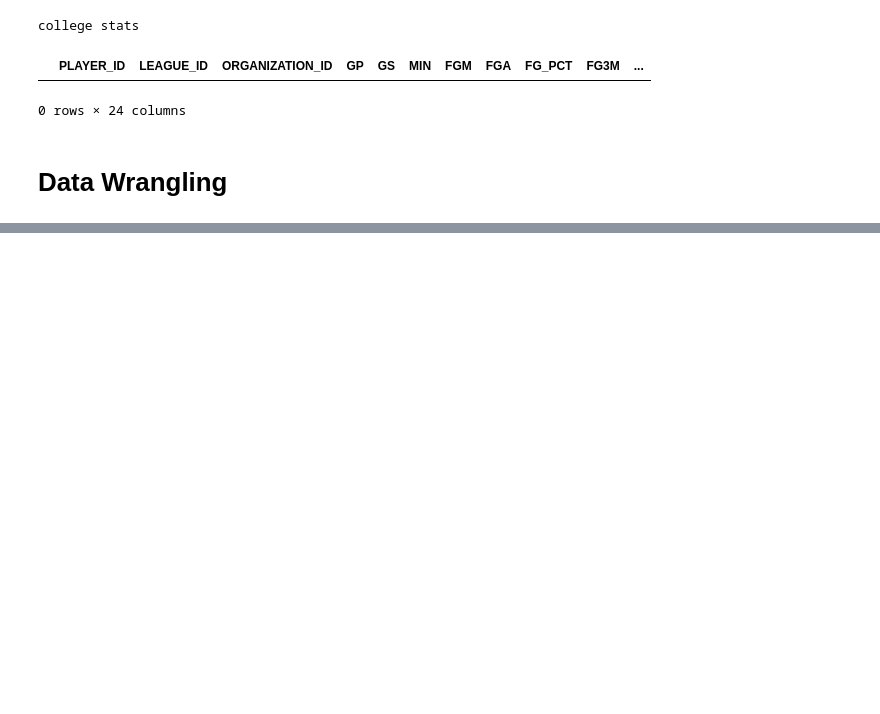
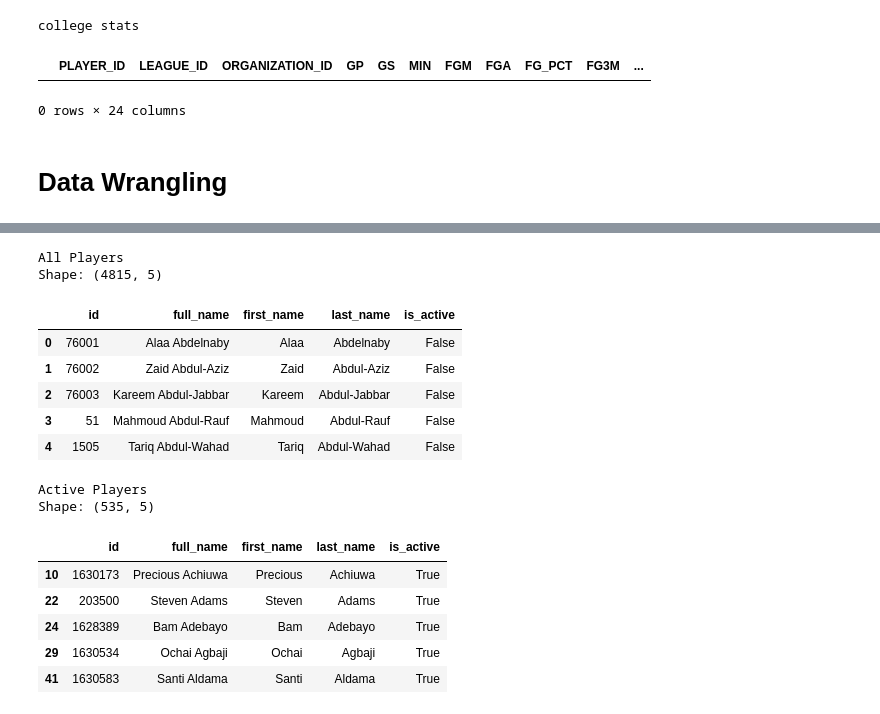
Before and after one commit to brownbrandon272/basketball, a Jupyter notebook: scripts/nba_api_testing.ipynb, the cells around one changed output, grey strips where cells are left out. Cells and saved outputs as stored; diff of their text form; code cells hidden in the pictures; blank space fills up the shorter version.

```diff
--- a/scripts/nba_api_testing.ipynb
+++ b/scripts/nba_api_testing.ipynb
@@ -197,0 +192,32 @@ playerprofilev2.PlayerProfileV2(player_id='2544').get_data_frames()[0]
+# %%
+## Players list
+from nba_api.stats.static import players
+import pandas as pd
+player_df = pd.DataFrame(players.get_players())
+
+print('All Players')
+print(f'Shape: {player_df.shape}')
+display(player_df.head())
+
+## get active players by filtering on is_active
+active_players = player_df[player_df['is_active'] == True]
+print('Active Players')
+print(f'Shape: {active_players.shape}')
+display(active_players.head())
+# %% [output]
+All Players
+Shape: (4815, 5)
+|  | id | full_name | first_name | last_name | is_active |
+| 0 | 76001 | Alaa Abdelnaby | Alaa | Abdelnaby | False |
+| 1 | 76002 | Zaid Abdul-Aziz | Zaid | Abdul-Aziz | False |
+| 2 | 76003 | Kareem Abdul-Jabbar | Kareem | Abdul-Jabbar | False |
+| 3 | 51 | Mahmoud Abdul-Rauf | Mahmoud | Abdul-Rauf | False |
+| 4 | 1505 | Tariq Abdul-Wahad | Tariq | Abdul-Wahad | False |
+Active Players
+Shape: (535, 5)
+|  | id | full_name | first_name | last_name | is_active |
+| 10 | 1630173 | Precious Achiuwa | Precious | Achiuwa | True |
+| 22 | 203500 | Steven Adams | Steven | Adams | True |
+| 24 | 1628389 | Bam Adebayo | Bam | Adebayo | True |
+| 29 | 1630534 | Ochai Agbaji | Ochai | Agbaji | True |
+| 41 | 1630583 | Santi Aldama | Santi | Aldama | True |
```
Also changed, not shown: parts of 8 cells of this notebook.
